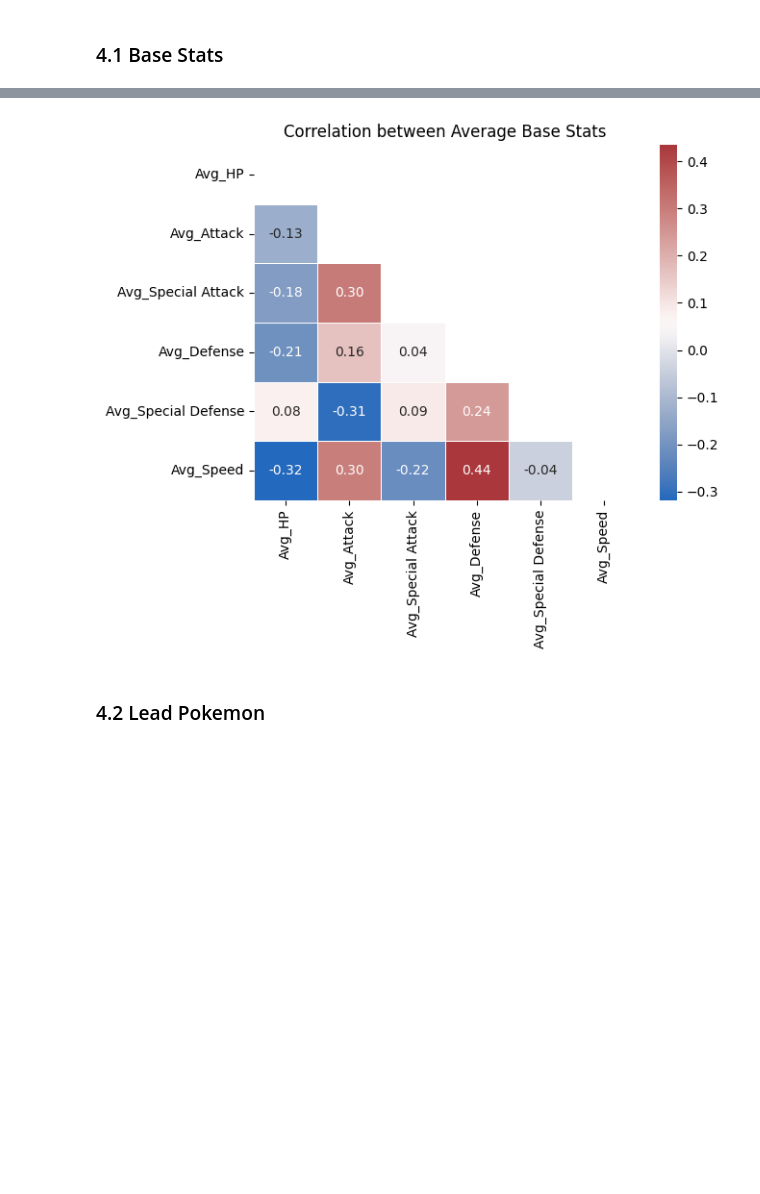
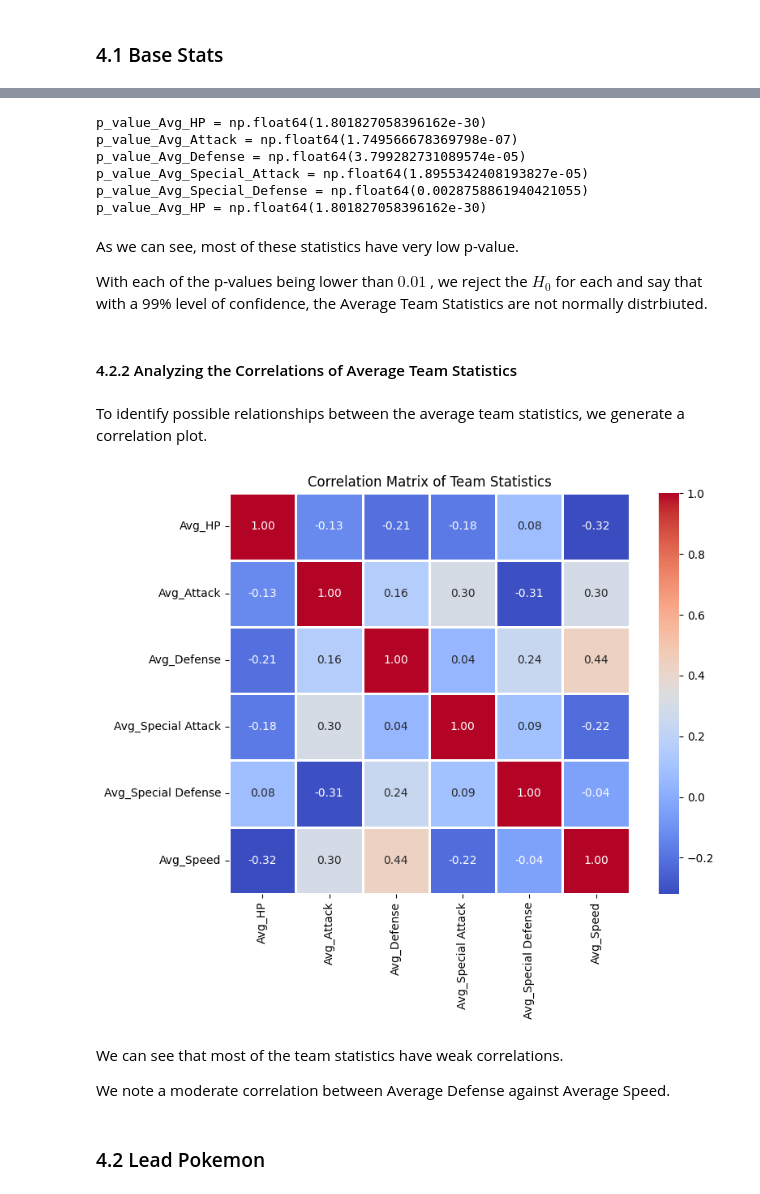
Before and after one commit to jrgo7/csmodel-mco, a Jupyter notebook: phase-1.ipynb, the cells around one changed output, grey strips where cells are left out. Drawn from its saved outputs; the diff is of its cells as text; code cells hidden in the pictures; blank space fills up the shorter version.

```diff
--- a/phase-1.ipynb
+++ b/phase-1.ipynb
@@ -331,27 +329,49 @@ showdown_df = pd.read_csv("showdown.csv")
+# %%
+statistic, p_value_Avg_HP = sp.shapiro(showdown_df['Avg_HP'])
+statistic, p_value_Avg_Attack = sp.shapiro(showdown_df['Avg_Attack'])
+statistic, p_value_Avg_Defense = sp.shapiro(showdown_df['Avg_Defense'])
+statistic, p_value_Avg_Special_Attack = sp.shapiro(showdown_df['Avg_Special Attack'])
+statistic, p_value_Avg_Special_Defense = sp.shapiro(showdown_df['Avg_Special Defense'])
+statistic, p_value_Avg_Speed = sp.shapiro(showdown_df['Avg_Speed'])
+
+print(f"{p_value_Avg_HP = }")
+print(f"{p_value_Avg_Attack = }")
+print(f"{p_value_Avg_Defense = }")
+print(f"{p_value_Avg_Special_Attack = }")
+print(f"{p_value_Avg_Special_Defense = }")
+print(f"{p_value_Avg_HP = }")
+# %% [output]
+p_value_Avg_HP = np.float64(1.801827058396162e-30)
+p_value_Avg_Attack = np.float64(1.749566678369798e-07)
+p_value_Avg_Defense = np.float64(3.799282731089574e-05)
+p_value_Avg_Special_Attack = np.float64(1.8955342408193827e-05)
+p_value_Avg_Special_Defense = np.float64(0.0028758861940421055)
+p_value_Avg_HP = np.float64(1.801827058396162e-30)
+# %% [markdown]
+As we can see, most of these statistics have very low p-value.
+
+With each of the p-values being lower than $0.01$ , we
+reject the $H_0$ for each and say that with a 99% level of confidence, the
+Average Team Statistics are not normally distrbiuted.
+# %% [markdown]
+#### 4.2.2 Analyzing the Correlations of Average Team Statistics
+# %% [markdown]
+To identify possible relationships between the average team statistics, we generate a correlation plot.
 # %%
-team_stats_df = showdown_df[
-    [
-        "Avg_HP",
-        "Avg_Attack",
-        "Avg_Special Attack",
-        "Avg_Defense",
-        "Avg_Special Defense",
-        "Avg_Speed",
-    ]
-]
-team_stats_correlation = team_stats_df.corr()
-ax = sns.heatmap(
-    team_stats_correlation,
-    mask=np.triu(team_stats_correlation),
-    annot=True,
-    fmt = ".2f",
-    linewidth=0.5,
-    cmap="vlag"
-)
-plt.title("Correlation between Average Base Stats")
+corr_matrix_team_statistics = showdown_df[['Avg_HP','Avg_Attack','Avg_Defense','Avg_Special Attack','Avg_Special Defense','Avg_Speed']].corr()
+
+
+plt.figure(figsize=(9, 7))
+sns.heatmap(corr_matrix_team_statistics, annot=True, cmap='coolwarm', fmt=".2f", square=True, linewidths=1)
+plt.title("Correlation Matrix of Team Statistics")
+plt.tight_layout()
 plt.show()
 # %% [output]
-[figure, old version]
+[figure, new version]
+# %% [markdown]
+We can see that most of the team statistics have weak correlations.
+
+We note a moderate correlation between Average Defense against Average Speed.
 # %% [markdown]
 ### 4.2 Lead Pokemon
 # %% [markdown]
```
Also changed, not shown: parts of 19 cells of this notebook.
